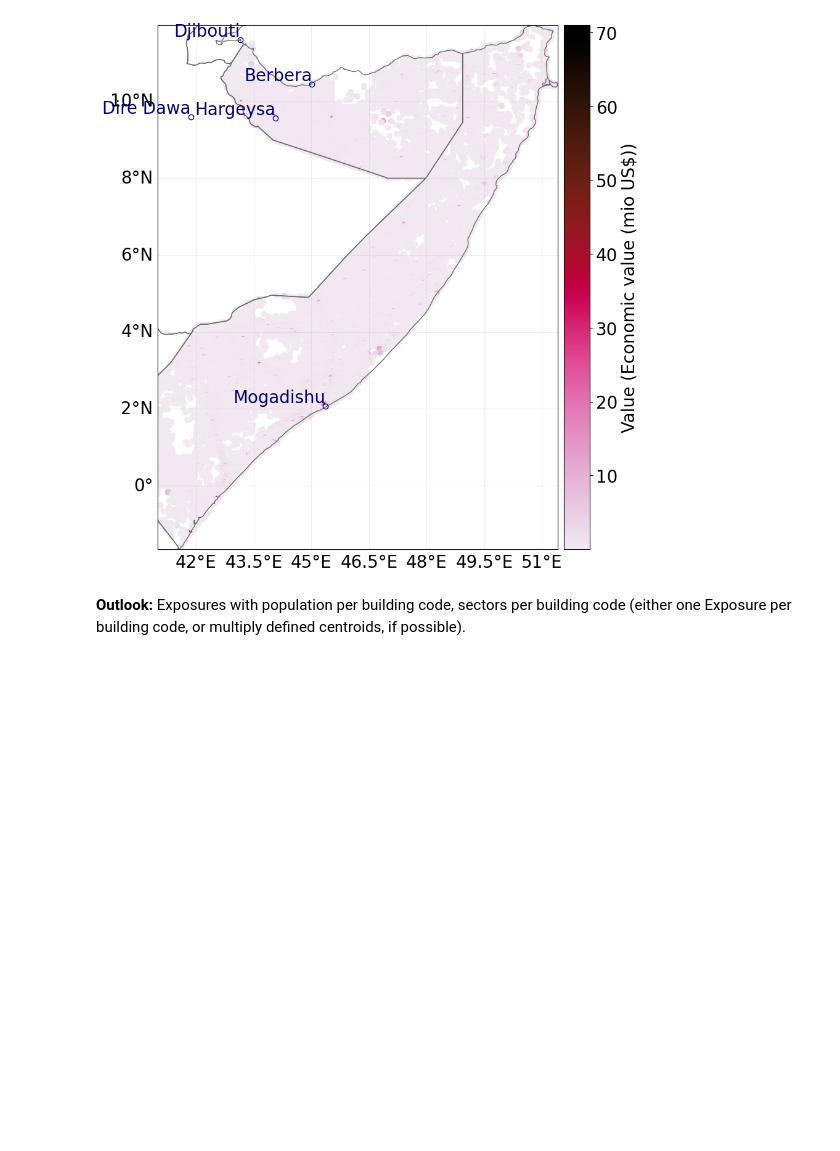
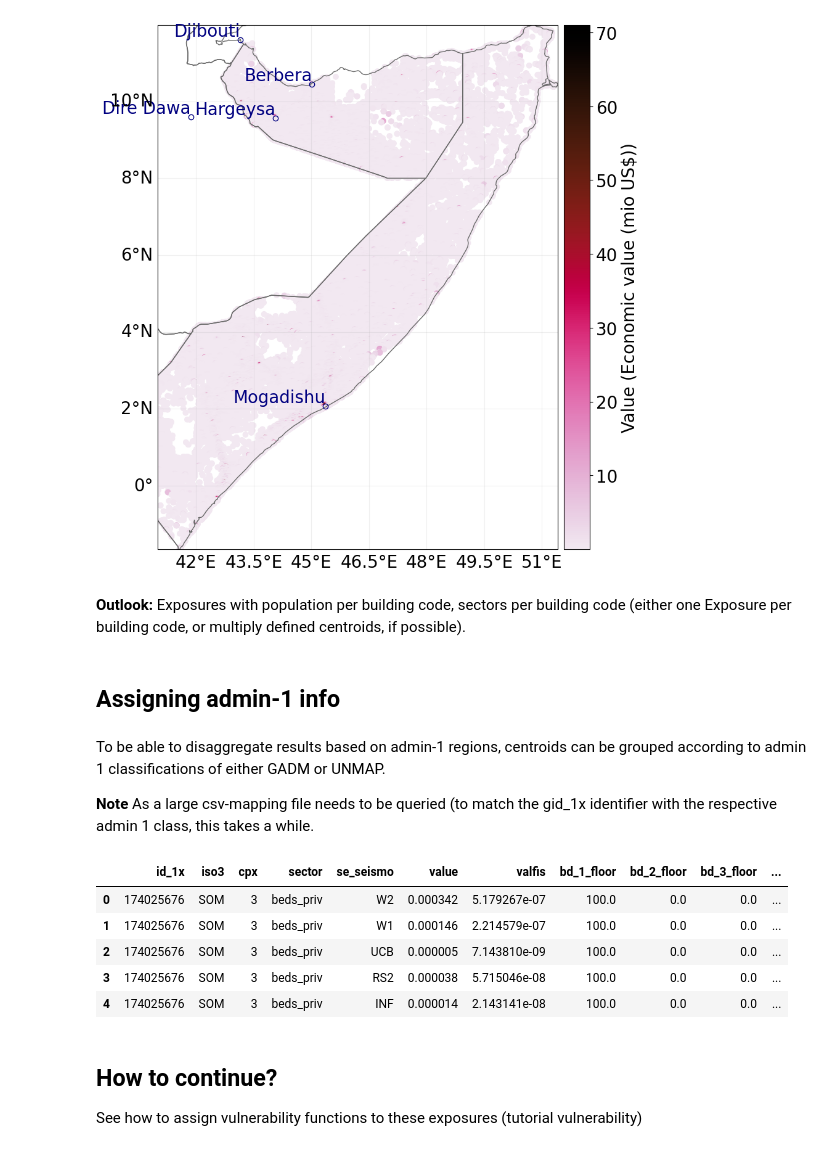
Before and after one commit to Evelyn-M/global-displacement-risk, a Jupyter notebook: doc/tutorial_exposure.ipynb, the cells around one changed output. Cells and saved outputs as stored; diff of their text form; code cells hidden in the pictures; blank space fills up the shorter version.

Commit message:
update exp tutorial admin1

```diff
--- a/doc/tutorial_exposure.ipynb
+++ b/doc/tutorial_exposure.ipynb
@@ -163,12 +72,0 @@ We repeat the same procedure with the CIMA impact functions for flood,...
-# %%
-gdf_bem_subcomps = exposure.gdf_from_bem_subcomps(cntry_name, opt='full')
-gdf_bem_subcomps = gdf_bem_subcomps[gdf_bem_subcomps.valhum>0.001] # filter out rows with basically no population
-gdf_bem_subcomps['impf_FL'] = gdf_bem_subcomps.apply(lambda row: vulnerability.DICT_PAGER_FLIMPF_CIMA[row.se_seismo], axis=1)
-# %%
-# remove for now unnecessary cols and prepare gdf for CLIMADA Exposure
-gdf_bem_subcomps.rename({'valhum' : 'value'}, axis=1)
-for col in ['iso3', 'sector', 'valfis', 'se_seismo', 'bd_1_floor','bd_2_floor','bd_3_floor']:
-    gdf_bem_subcomps.pop(col)
-# Make CLIMADA Exposure with mutliply defined centroids
-exp_bem_cima = Exposures(gdf_bem_subcomps)
-exp_bem_cima.gdf.head()
@@ -181 +73,7 @@ vulnerability.IMPF_SET_FL_CIMA.plot();
+# %%
+exp_bem_sub = Exposures(gdf_bem_subcomps.copy())
+exp_bem_sub.gdf.rename({'valhum': 'value'}, axis=1, inplace=True)
+exp_bem_sub.value_unit = 'Pop. count'
+exp_bem_sub.gdf['longitude'] = exp_bem_sub.gdf.geometry.x
+exp_bem_sub.gdf['latitude'] = exp_bem_sub.gdf.geometry.y
 # %% [markdown]
@@ -255,0 +141,21 @@ df_bem_parts_pivot['cpx'] = df_bem_parts.groupby('id_1x')['cpx'].mean()
+# %% [markdown]
+## Assigning admin-1 info
+# %% [markdown]
+To be able to disaggregate results based on admin-1 regions, centroids can be grouped according to admin 1 classifications of either GADM or UNMAP.
+
+**Note** As a large csv-mapping file needs to be queried (to match the gid_1x identifier with the respective admin 1 class, this takes a while.
+# %%
+exp_bem_sub.gdf = exposure.assign_admin1_attr(exp_bem_sub.gdf.copy(), exposure.path_admin1_attrs, source='gadm')
+# %%
+exp_bem_sub.gdf.head()
+# %% [output]
+|  | id_1x | iso3 | cpx | sector | se_seismo | value | valfis | bd_1_floor | bd_2_floor | bd_3_floor | ... |
+| 0 | 174025676 | SOM | 3 | beds_priv | W2 | 0.000342 | 5.179267e-07 | 100.0 | 0.0 | 0.0 | ... |
+| 1 | 174025676 | SOM | 3 | beds_priv | W1 | 0.000146 | 2.214579e-07 | 100.0 | 0.0 | 0.0 | ... |
+| 2 | 174025676 | SOM | 3 | beds_priv | UCB | 0.000005 | 7.143810e-09 | 100.0 | 0.0 | 0.0 | ... |
+| 3 | 174025676 | SOM | 3 | beds_priv | RS2 | 0.000038 | 5.715046e-08 | 100.0 | 0.0 | 0.0 | ... |
+| 4 | 174025676 | SOM | 3 | beds_priv | INF | 0.000014 | 2.143141e-08 | 100.0 | 0.0 | 0.0 | ... |
+# %% [markdown]
+## How to continue?
+
+See how to assign vulnerability functions to these exposures (tutorial vulnerability)
```
Also changed, not shown: parts of 25 cells of this notebook.
